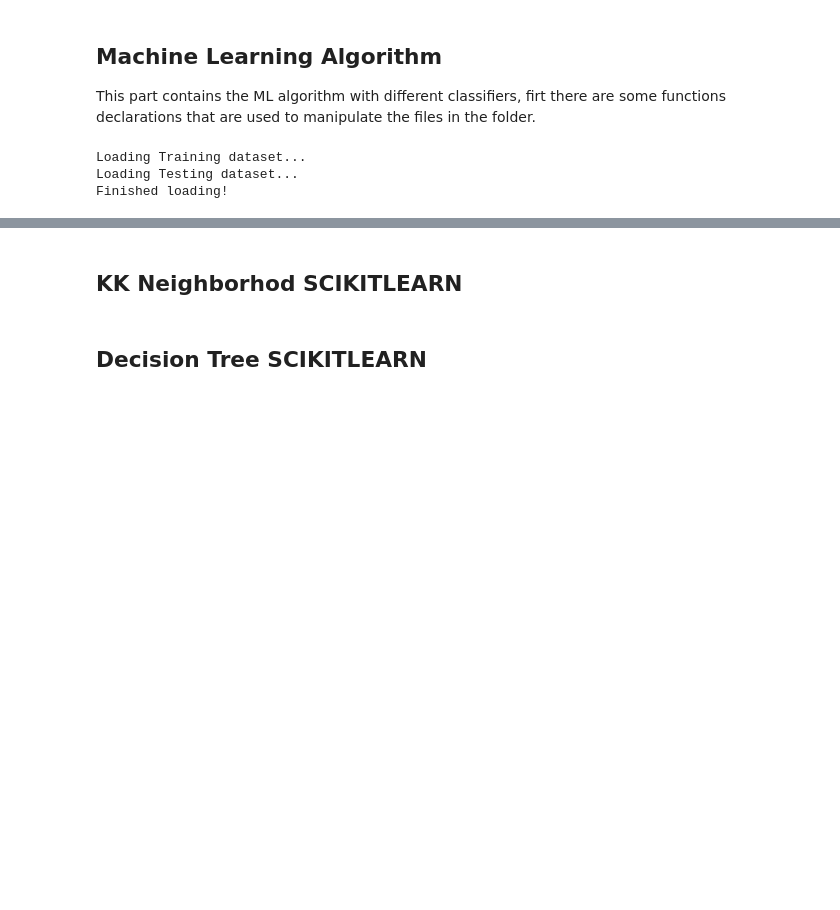
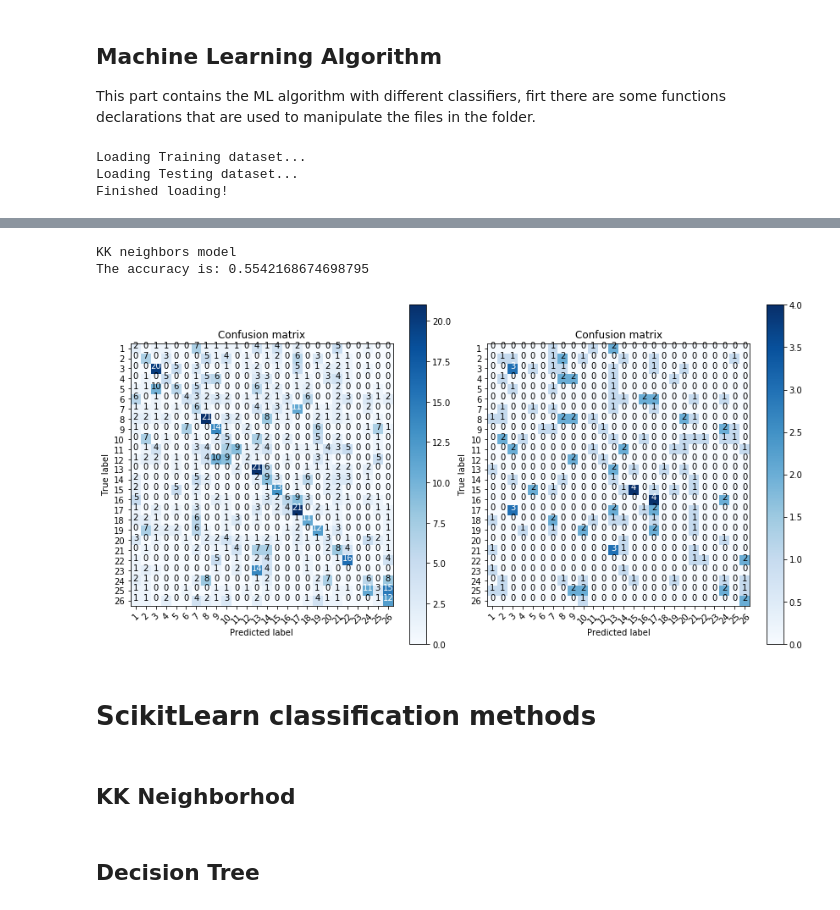
Before and after one commit to fabiomorooka/Letter-Identification, a Jupyter notebook: main.ipynb, the cells around one changed output, grey strips where cells are left out. Drawn from its saved outputs; the diff is of its cells as text; code cells hidden in the pictures; blank space fills up the shorter version.

```diff
--- a/main.ipynb
+++ b/main.ipynb
@@ -156,16 +155,0 @@ import kk
-# %%
-%%time
-
-from sklearn.metrics import accuracy_score
-
-train_x = img_train[:1000]
-train_y = label_train[:1000]
-
-test_x = img_test[:500]
-test_y = label_test[:500]
-
-predictions = kk.kNearestNeighbor(train_x, train_y, test_x, test_y, 7)
-
-# evaluating accuracy
-accuracy = accuracy_score(test_y, predictions) * 100
-print('\nThe accuracy of OUR classifier is %d%%' % accuracy)
@@ -238,2 +156,40 @@ Wall time: 11min 9s
+# %%
+%%time
+
+import kk
+
+def new_KNN(N, n_neighbors):
+    print("KK neighbors model")
+
+    # Train on the first N train images
+    train_x = img_train[:N]
+    train_y = label_train[:N]
+
+     # Test on the next N/6 test images:
+    test_x = img_test[:int(N/6)]
+    test_y = label_test[:int(N/6)]
+
+    #Predict the results of the test dataset
+    predicted = kk.kNearestNeighbor(train_x, train_y, test_x, test_y, n_neighbors)
+
+    print("The accuracy is: " + str(accuracy_score(test_y, predicted)))
+
+    #Plot confusion matrix for analyse the classification
+    plt.figure(figsize=(12,6))
+    plt.subplot(121)
+    plot_confusion_matrix(clf, train_x, train_y)
+
+    plt.subplot(122)
+    plot_confusion_matrix(clf, test_x, test_y)
+    plt.show()
+
+new_KNN(1000, 7)
+tuning_parameter_new_knn(1, 5, 1000)
+# %% [output]
+KK neighbors model
+The accuracy is: 0.5542168674698795
+[figure, added]
+# %% [markdown]
+# **ScikitLearn classification methods**
 # %% [markdown]
-## **KK Neighborhod SCIKITLEARN**
+## **KK Neighborhod**
@@ -248,2 +233,2 @@ def KK():
 # %% [markdown]
-## **Decision Tree SCIKITLEARN**
+## **Decision Tree**
```
Also changed, not shown: parts of 24 cells of this notebook, 1 other file.
